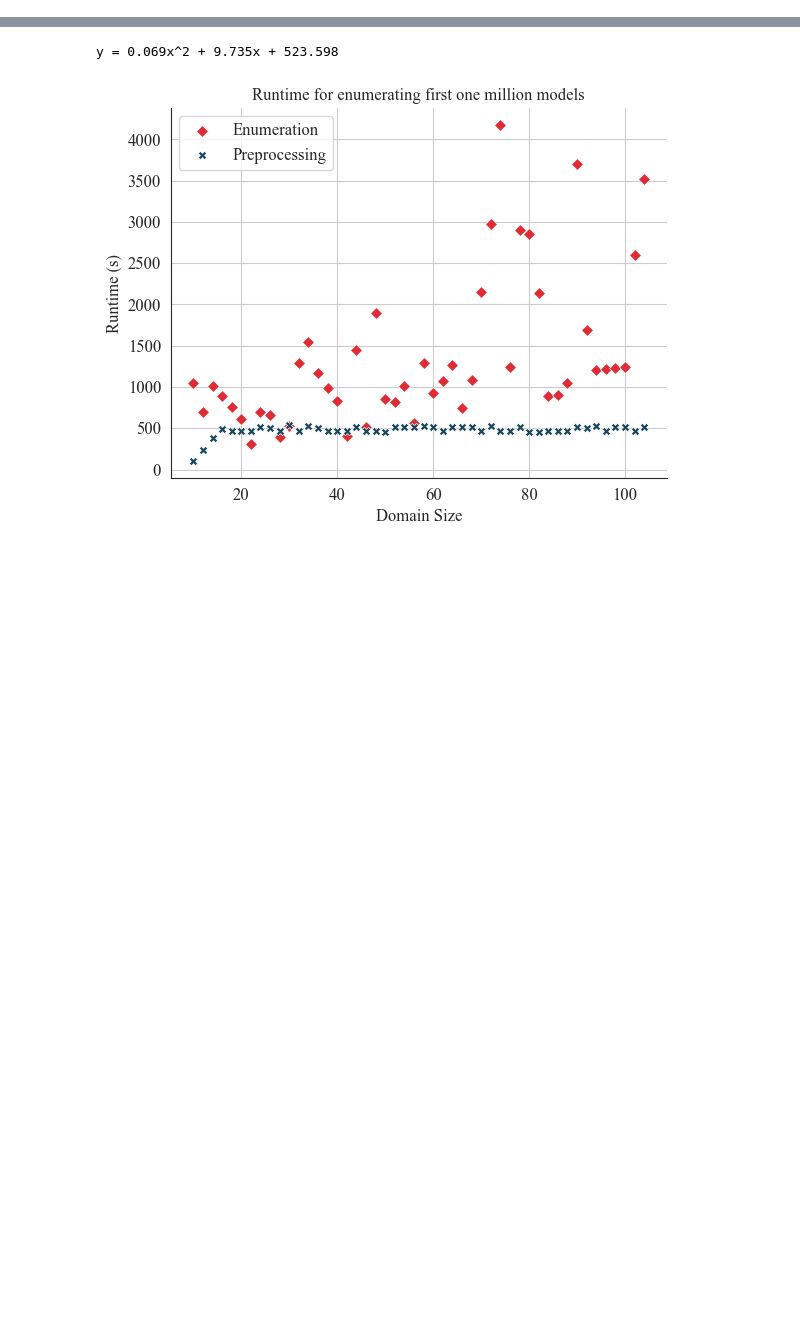
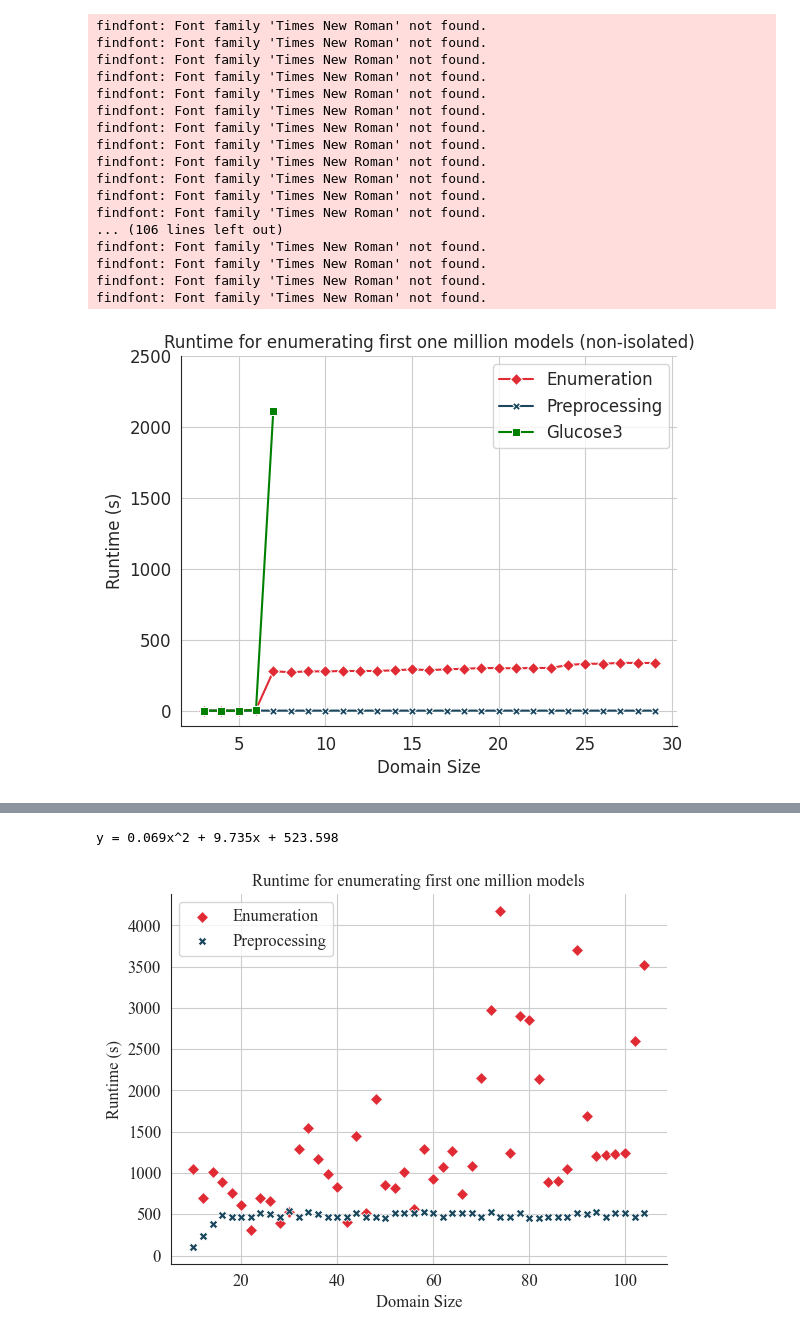
Before and after one commit to MengQiaolan/counting_fo2, a Jupyter notebook: figure.ipynb, the cells around one changed output, grey strips where cells are left out. Saved outputs shown, nothing was run; the diff lists cells and outputs as text; code cells hidden in the pictures; blank space fills up the shorter version.

```diff
--- a/figure.ipynb
+++ b/figure.ipynb
@@ -0,0 +1,62 @@
+# %%
+import numpy as np
+import seaborn as sns
+import matplotlib.pyplot as plt
+import pandas as pd
+
+from matplotlib.font_manager import FontProperties
+font = FontProperties(family='Times New Roman', size=12)
+
+res_file = "/home/mengqiaolan/counting_fo2/models/enum/nonisolated_graph.wfomcs.res"
+res = pd.read_csv(res_file, header=None, names=['n', 't_pre', 't_enum', 'num_meta','num_model', 'num_model_2', 'avg_time'])
+# print(res)
+
+x = np.array(res['n'])
+y = np.array(res['t_enum'])
+coefficients = np.polyfit(x, y, 2)
+a, b, c = coefficients
+y_fit = a * x**2 + b * x + c
+print(f"y = {a:.3f}x^2 + {b:.3f}x + {c:.3f}")
+
+
+df = pd.DataFrame({'domain_size': x, 'runtime': y, 't_pre': np.array(res['t_pre']), 'fit': y_fit})
+df = df[df['domain_size'] < 30]
+
+# plt.figure(figsize=(12, 6))
+
+# sns.lineplot(data=df, x='domain_size', y='fit', color='#2e86c2', label='Quadratic Regression', linestyle='--')
+
+# sns.scatterplot(data=df, x='domain_size', y='runtime', color='#e02b35', marker='D', label='Enumeration')
+# sns.scatterplot(data=df, x='domain_size', y='t_pre', color='#1b485e', marker='X', label='Preprocessing')
+
+sns.lineplot(data=df, x='domain_size', y='runtime', color='#e02b35', marker='D', label='Enumeration')
+sns.lineplot(data=df, x='domain_size', y='t_pre', color='#1b485e', marker='X', label='Preprocessing')
+
+
+pysat_res = [
+    [3, 4, 7.414817810058594e-05],
+    [4, 41, 0.00034356117248535156],
+    [5, 768, 0.00937795639038086],
+    [6, 27449, 4.4760894775390625],
+    [7, 1000001, 2116.069650888443]
+]
+pysat_res = pd.DataFrame(pysat_res, columns=['domain_size', 'model_cnt', 'runtime'])
+# sns.scatterplot(data=pysat_res, x='domain_size', y='runtime', color='green', marker='s', label='Glucose3')
+sns.lineplot(data=pysat_res, x='domain_size', y='runtime', color='green', marker='s', label='Glucose3')
+
+
+sns.set_style("white")
+sns.despine(left=False, bottom=False)
+
+plt.title('Runtime for enumerating first one million models (non-isolated)', fontproperties=font)
+plt.xticks([5, 10, 15, 20, 25, 30,], fontproperties=font)
+plt.yticks([0, 500, 1000, 1500, 2000, 2500, ], fontproperties=font)
+plt.xlabel('Domain Size', fontproperties=font)
+plt.ylabel('Runtime (s)', fontproperties=font)
+# plt.legend(prop=font, ncol=3)
+plt.legend(prop=font)
+
+plt.grid(True)
+
+plt.savefig(res_file + ".pdf")
+# %% [output]
@@ -1,3 +81,21 @@
+findfont: Font family 'Times New Roman' not found.
+findfont: Font family 'Times New Roman' not found.
+findfont: Font family 'Times New Roman' not found.
+findfont: Font family 'Times New Roman' not found.
+findfont: Font family 'Times New Roman' not found.
+findfont: Font family 'Times New Roman' not found.
+findfont: Font family 'Times New Roman' not found.
+findfont: Font family 'Times New Roman' not found.
+findfont: Font family 'Times New Roman' not found.
+findfont: Font family 'Times New Roman' not found.
+findfont: Font family 'Times New Roman' not found.
+findfont: Font family 'Times New Roman' not found.
+... (106 lines left out)
+findfont: Font family 'Times New Roman' not found.
+findfont: Font family 'Times New Roman' not found.
+findfont: Font family 'Times New Roman' not found.
+findfont: Font family 'Times New Roman' not found.
+[figure, added]
 # %%
 import numpy as np
 import seaborn as sns
```
Also changed, not shown: parts of 5 cells of this notebook, 25 other files.
